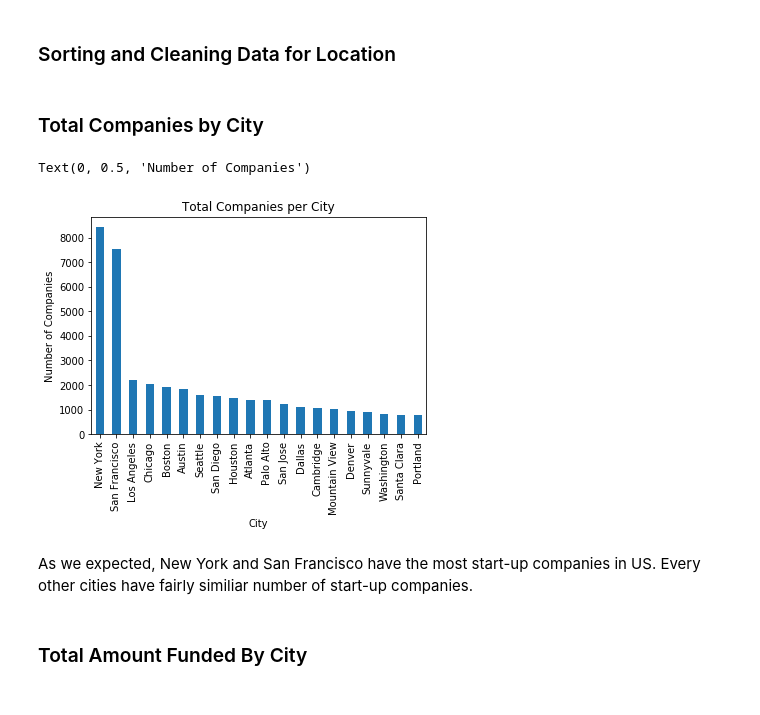
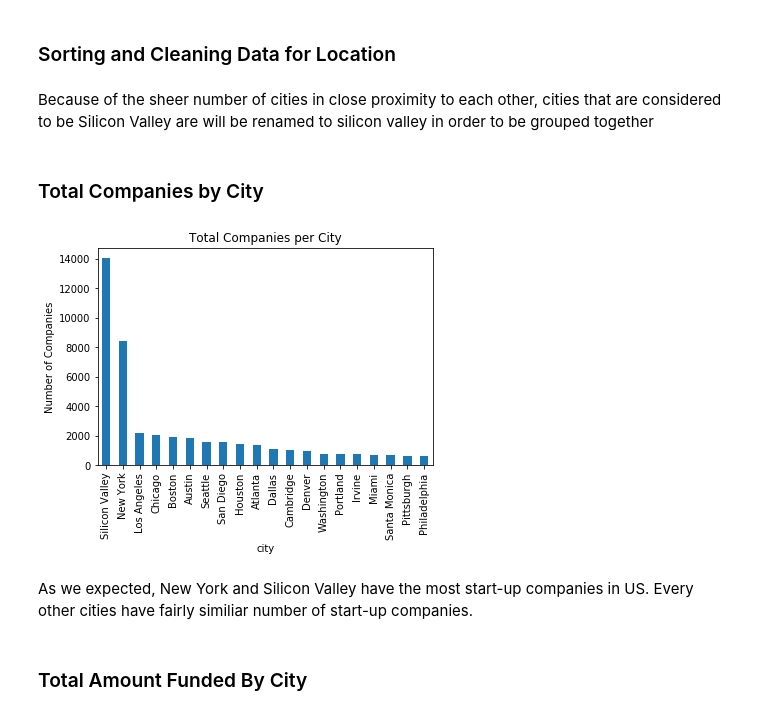
Before and after one commit to mdavis917/COGS108_Repo, a Jupyter notebook: FinalProject.ipynb, the cells around one changed output. Saved outputs shown, nothing was run; the diff lists cells and outputs as text; code cells hidden in the pictures.

```diff
--- a/FinalProject.ipynb
+++ b/FinalProject.ipynb
@@ -102,38 +102,35 @@ In addition, there are multiple criteria for success that we would like to explo
 - We will explore all of these different metrics to see how they change the overall story of how location impacts these factors.
 # %% [markdown]
 ### Sorting and Cleaning Data for Location
+# %% [markdown]
+Because of the sheer number of cities in close proximity to each other, cities that are considered to be Silicon Valley are will be renamed to silicon valley in order to be grouped together
+# %%
+sil_valley = ["Palo Alto", "Santa Clara", "San Jose", "Mountain View", "Sunnyvale", "San Francisco", "San Mateo", "Redwood City"]
+df.loc[df["city"].isin(sil_valley), "city"] = "Silicon Valley"
 # %%
 # copy the original dataframe
 df_loc = df.copy()
 # %% [markdown]
 ### Total Companies by City
 # %%
-df_loc_copy = df_loc.copy()
+def total_comp_by_val(df, value_to_sort, title_v):
 
-# drop unneccessary columns
-df_loc_copy.drop(['state_code','status','category_group_list','founded_on','first_funding_on','last_funding_on','closed_on'],axis=1,inplace=True)
+    # extract number of companies per city
+    df_val = pd.value_counts(df[value_to_sort]).to_frame()
 
-# replace NaN with '0'
-df_loc_copy.fillna('0', inplace=True)
+    # extract top 20 cities
+    df_val = df_val[:20]
 
-# convert the values
-df_loc_copy[' funding_total_usd '] = df_loc_copy[' funding_total_usd '].apply(convert_fund)
-
-# extract number of companies per city
-df_loc_city = pd.value_counts(df_loc_copy['city']).to_frame()
-
-# extract top 20 cities
-df_loc_city = df_loc_city[:20]
-
-# visualize the data
-graph = df_loc_city.plot.bar(title='Total Companies per City',legend=False)
-graph.set_xlabel('City')
-graph.set_ylabel('Number of Companies')
+    # visualize the data
+    graph = df_val.plot.bar(title=title_v,legend=False)
+    graph.set_xlabel(value_to_sort)
+    graph.set_ylabel('Number of Companies')
-# %% [output]
-Text(0, 0.5, 'Number of Companies')
-[figure, removed]
+# %%
+total_comp_by_val(df_loc, 'city', 'Total Companies per City')
+# %% [output]
+[figure, added]
 # %% [markdown]
-As we expected, New York and San Francisco have the most start-up companies in US. Every other cities have fairly similiar number of start-up companies.
+As we expected, New York and Silicon Valley have the most start-up companies in US. Every other cities have fairly similiar number of start-up companies.
 # %% [markdown]
 ### Total Amount Funded By City
 # %%
```
Also changed, not shown: parts of 38 cells of this notebook.
